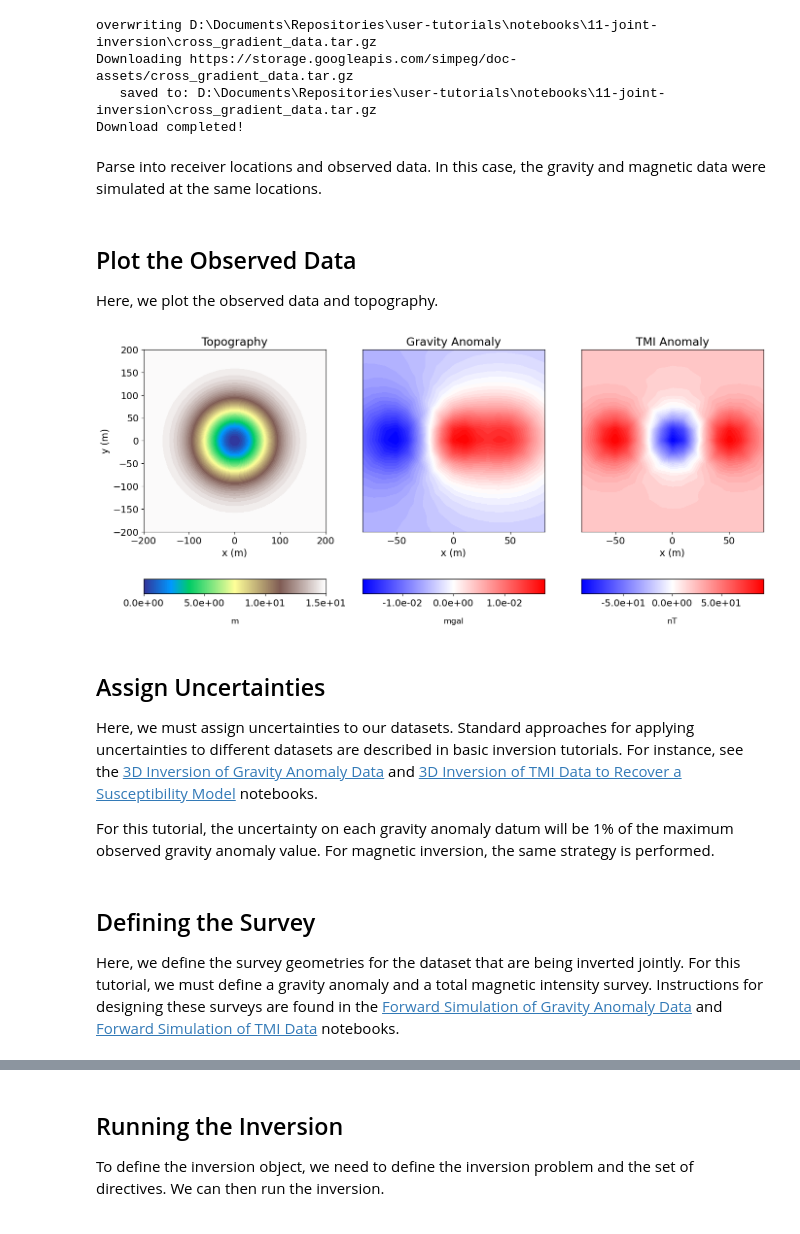
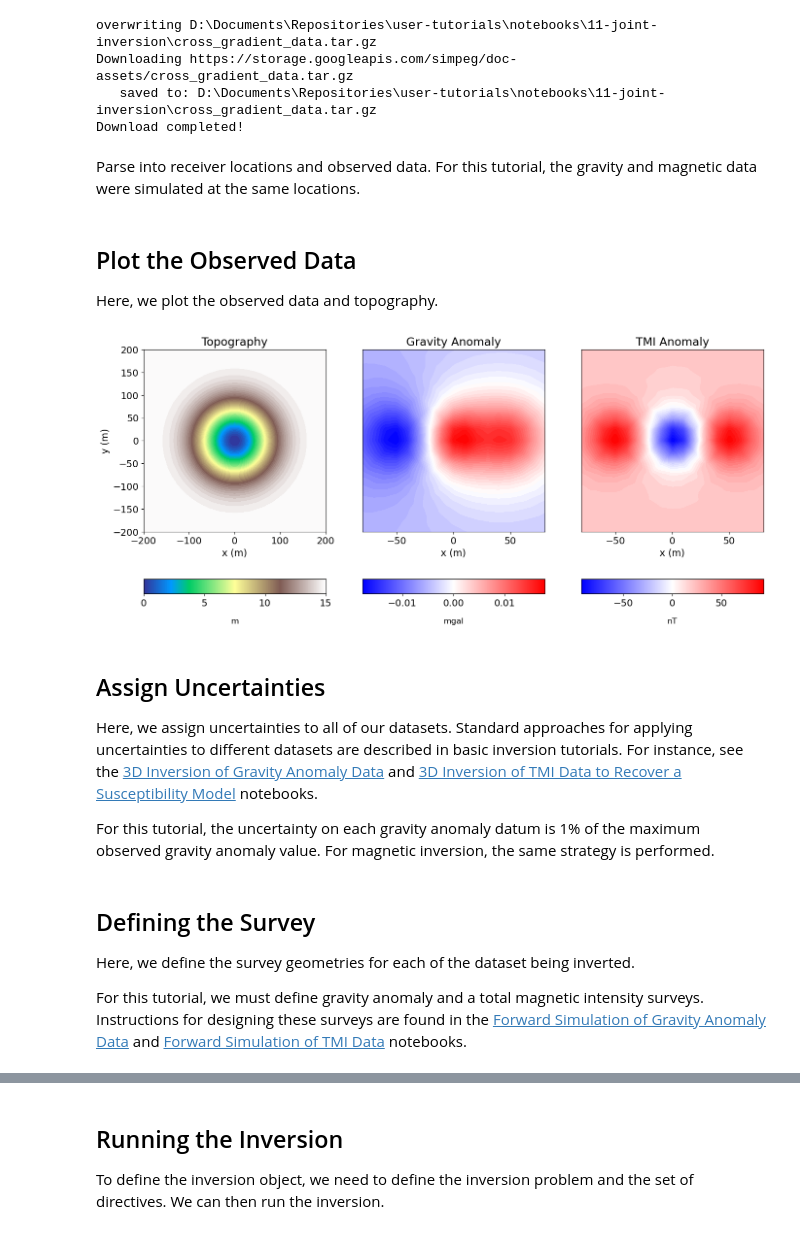
Before and after one commit to simpeg/user-tutorials, a Jupyter notebook: notebooks/11-joint-inversion/inv_1_cross_gradient.ipynb, the cells around one changed output, grey strips where cells are left out. Cells and saved outputs as stored; diff of their text form; code cells hidden in the pictures.

```diff
--- a/notebooks/11-joint-inversion/inv_1_cross_gradient.ipynb
+++ b/notebooks/11-joint-inversion/inv_1_cross_gradient.ipynb
@@ -98,7 +97,7 @@ xyz_topo = np.loadtxt(topo_filename)
 xyz_grav = np.loadtxt(dir_path + "gravity_data.obs")
 xyz_mag = np.loadtxt(dir_path + "magnetic_data.obs")
 # %% [markdown]
-Parse into receiver locations and observed data. In this case, the gravity and magnetic data were simulated at the same locations.
+Parse into receiver locations and observed data. For this tutorial, the gravity and magnetic data were simulated at the same locations.
 # %%
 receiver_locations = xyz_grav[:, 0:3]
 dobs_grav = xyz_grav[:, -1]
@@ -111,46 +110,48 @@ Here, we plot the observed data and topography.
 fig = plt.figure(figsize=(15, 6))
 
 data_list = [xyz_topo, xyz_grav, xyz_mag]
 title_list = ["Topography", "Gravity Anomaly", "TMI Anomaly"]
 cmap_list = [mpl.cm.terrain, mpl.cm.bwr, mpl.cm.bwr]
 label_list = ["m", "mgal", "nT"]
 
 ax = [fig.add_axes([0.1+0.3*ii, 0.2, 0.25, 0.75]) for ii in range(3)]
 cax = [fig.add_axes([0.1+0.3*ii, 0.05, 0.25, 0.05]) for ii in range(3)]
 norm = 3 * [None]
 cbar = 3 * [None]
 
 for ii, d in enumerate(data_list):
 
-    plot2Ddata(d[:, :2], d[:, -1], ax=ax[ii], ncontour=50, contourOpts={"cmap": cmap_list[ii]})
+    plot2Ddata(
+        d[:, :2], d[:, -1], ax=ax[ii], ncontour=50, contourOpts={"cmap": cmap_list[ii]}
+    )
 
     ax[ii].set_xlabel("x (m)")
     if ii == 0:
         ax[ii].set_ylabel("y (m)")
         norm[ii] = mpl.colors.Normalize(vmin=-np.min(d[:, -1]), vmax=np.max(d[:, -1]))
     else:
         ax[ii].set_yticks([])
         norm[ii] = mpl.colors.Normalize(
             vmin=-np.max(np.abs(d[:, -1])), vmax=np.max(np.abs(d[:, -1]))
         )
     ax[ii].set_title(title_list[ii])
 
     cbar[ii] = mpl.colorbar.ColorbarBase(
-        cax[ii], norm=norm[ii], orientation="horizontal", cmap=cmap_list[ii], format="%.1e"
+        cax[ii], norm=norm[ii], orientation="horizontal", cmap=cmap_list[ii]
     )
     cbar[ii].set_label(label_list[ii], rotation=0, labelpad=15, size=12)
 # %% [output]
-[figure, old version]
+[figure, new version]
 # %% [markdown]
 ## Assign Uncertainties
 
-Here, we must assign uncertainties to our datasets. Standard approaches for
+Here, we assign uncertainties to all of our datasets. Standard approaches for
 applying uncertainties to different datasets are described in basic inversion
 tutorials. For instance, see the
 [3D Inversion of Gravity Anomaly Data](../03-gravity/inv_gravity_anomaly_3d.ipynb) and
 [3D Inversion of TMI Data to Recover a Susceptibility Model](../04-magnetic/inv_tmi_anomaly_3d.ipynb) notebooks.
 
-For this tutorial, the uncertainty on each gravity anomaly datum will be 1% of the
+For this tutorial, the uncertainty on each gravity anomaly datum is 1% of the
 maximum observed gravity anomaly value. For magnetic inversion, the same strategy is performed.
 # %%
 maximum_anomaly_grav = np.max(np.abs(dobs_grav))
@@ -161,8 +162,9 @@ uncertainties_mag = 0.01 * maximum_anomaly_mag * np.ones(np.shape(dobs_mag))
 # %% [markdown]
 ## Defining the Survey
 
-Here, we define the survey geometries for the dataset that are being inverted jointly.
-For this tutorial, we must define a gravity anomaly and a total magnetic intensity survey.
+Here, we define the survey geometries for each of the dataset being inverted.
+
+For this tutorial, we must define gravity anomaly and a total magnetic intensity surveys.
 Instructions for designing these surveys are found in the
 [Forward Simulation of Gravity Anomaly Data](../03-gravity/inv_gravity_anomaly_3d.ipynb) and
 [Forward Simulation of TMI Data](../04-magnetic/fwd_magnetics_inducted_3d.ipynb) notebooks.
```
Also changed, not shown: parts of 40 cells of this notebook.
